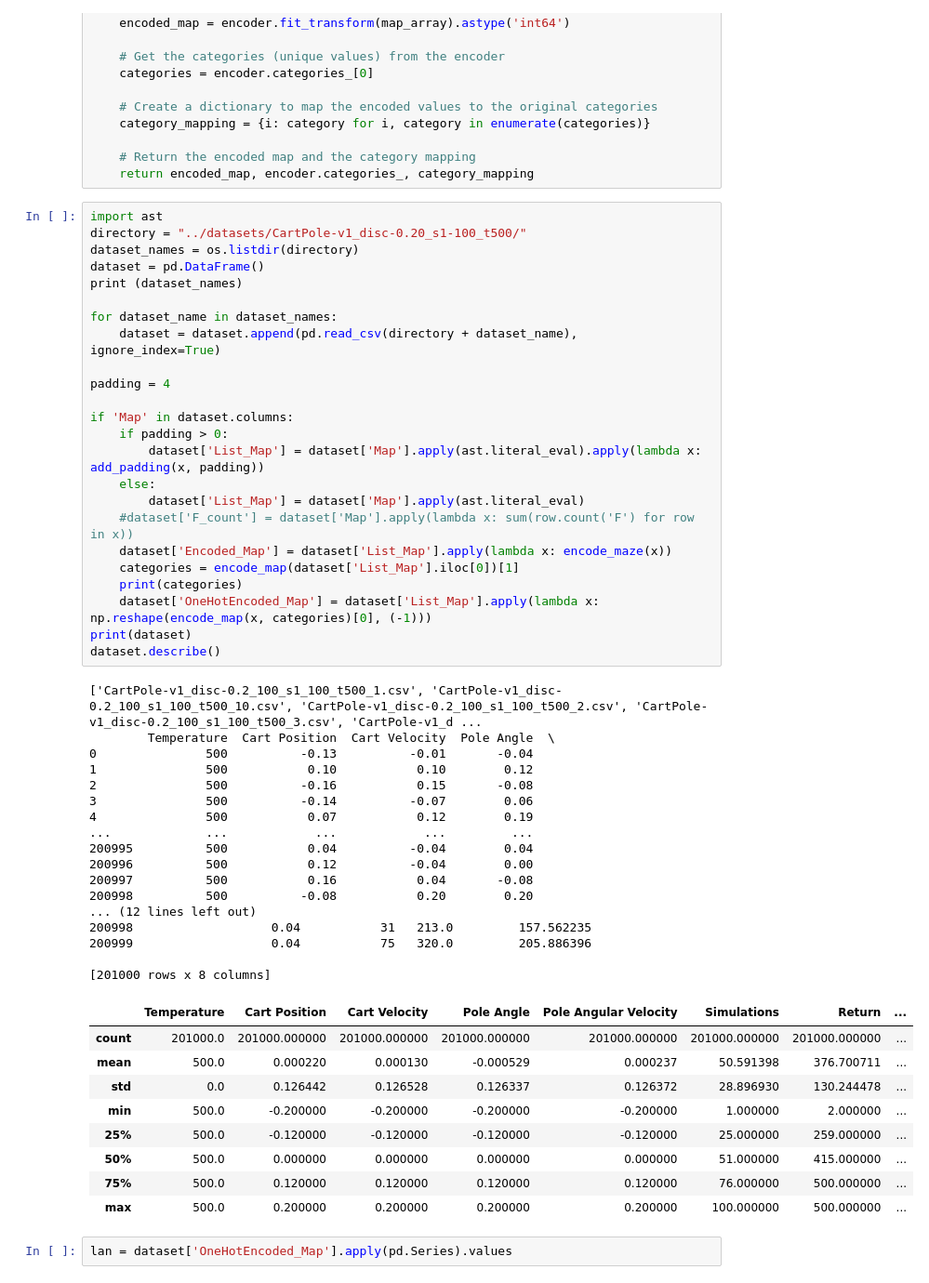
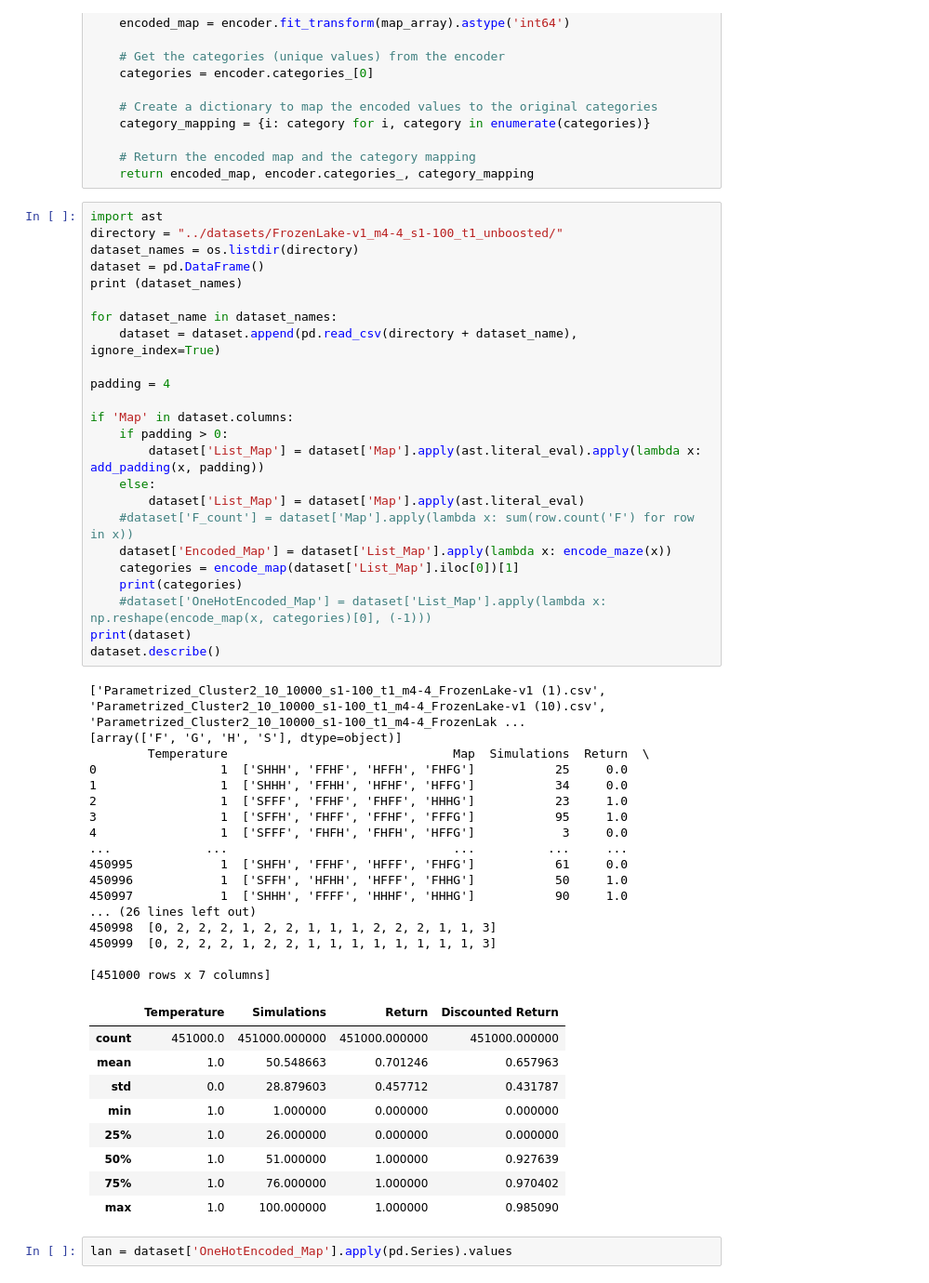
Before and after one commit to keremoner/MCTS-Time-Management, a Jupyter notebook: scripts/Generalization.ipynb, the cells around one changed output. Shown at 93% size. Saved outputs shown, nothing was run; the diff lists cells and outputs as text.

```diff
--- a/scripts/Generalization.ipynb
+++ b/scripts/Generalization.ipynb
@@ -86,55 +86,55 @@ def encode_map(map, categories='auto'):
     return encoded_map, encoder.categories_, category_mapping
 # %%
 import ast
-directory = "../datasets/CartPole-v1_disc-0.20_s1-100_t500/"
+directory = "../datasets/FrozenLake-v1_m4-4_s1-100_t1_unboosted/"
 dataset_names = os.listdir(directory)
 dataset = pd.DataFrame()
 print (dataset_names)
 
 for dataset_name in dataset_names:
     dataset = dataset.append(pd.read_csv(directory + dataset_name), ignore_index=True)
 
 padding = 4
 
 if 'Map' in dataset.columns:
     if padding > 0:
         dataset['List_Map'] = dataset['Map'].apply(ast.literal_eval).apply(lambda x: add_padding(x, padding))
     else:
         dataset['List_Map'] = dataset['Map'].apply(ast.literal_eval)
     #dataset['F_count'] = dataset['Map'].apply(lambda x: sum(row.count('F') for row in x))
     dataset['Encoded_Map'] = dataset['List_Map'].apply(lambda x: encode_maze(x))
     categories = encode_map(dataset['List_Map'].iloc[0])[1]
     print(categories)
-    dataset['OneHotEncoded_Map'] = dataset['List_Map'].apply(lambda x: np.reshape(encode_map(x, categories)[0], (-1)))
+    #dataset['OneHotEncoded_Map'] = dataset['List_Map'].apply(lambda x: np.reshape(encode_map(x, categories)[0], (-1)))
 print(dataset)
 dataset.describe()
 # %% [output]
-['CartPole-v1_disc-0.2_100_s1_100_t500_1.csv', 'CartPole-v1_disc-0.2_100_s1_100_t500_10.csv', 'CartPole-v1_disc-0.2_100_s1_100_t500_2.csv', 'CartPole-v1_disc-0.2_100_s1_100_t500_3.csv', 'CartPole-v1_d ...
-        Temperature  Cart Position  Cart Velocity  Pole Angle  \
-0               500          -0.13          -0.01       -0.04
-1               500           0.10           0.10        0.12
-2               500          -0.16           0.15       -0.08
-3               500          -0.14          -0.07        0.06
-4               500           0.07           0.12        0.19
-...             ...            ...            ...         ...
-200995          500           0.04          -0.04        0.04
-200996          500           0.12          -0.04        0.00
-200997          500           0.16           0.04       -0.08
-200998          500          -0.08           0.20        0.20
-... (12 lines left out)
-200998                   0.04           31   213.0         157.562235
-200999                   0.04           75   320.0         205.886396
+['Parametrized_Cluster2_10_10000_s1-100_t1_m4-4_FrozenLake-v1 (1).csv', 'Parametrized_Cluster2_10_10000_s1-100_t1_m4-4_FrozenLake-v1 (10).csv', 'Parametrized_Cluster2_10_10000_s1-100_t1_m4-4_FrozenLak ...
+[array(['F', 'G', 'H', 'S'], dtype=object)]
+        Temperature                               Map  Simulations  Return  \
+0                 1  ['SHHH', 'FFHF', 'HFFH', 'FHFG']           25     0.0
+1                 1  ['SHHH', 'FFHH', 'HFHF', 'HFFG']           34     0.0
+2                 1  ['SFFF', 'FFHF', 'FHFF', 'HHHG']           23     1.0
+3                 1  ['SFFH', 'FHFF', 'FFHF', 'FFFG']           95     1.0
+4                 1  ['SFFF', 'FHFH', 'FHFH', 'HFFG']            3     0.0
+...             ...                               ...          ...     ...
+450995            1  ['SHFH', 'FFHF', 'HFFF', 'FHFG']           61     0.0
+450996            1  ['SFFH', 'HFHH', 'HFFF', 'FHHG']           50     1.0
+450997            1  ['SHHH', 'FFFF', 'HHHF', 'HHHG']           90     1.0
+... (26 lines left out)
+450998  [0, 2, 2, 2, 1, 2, 2, 1, 1, 1, 2, 2, 2, 1, 1, 3]
+450999  [0, 2, 2, 2, 1, 2, 2, 1, 1, 1, 1, 1, 1, 1, 1, 3]
 
-[201000 rows x 8 columns]
+[451000 rows x 7 columns]
-|  | Temperature | Cart Position | Cart Velocity | Pole Angle | Pole Angular Velocity | Simulations | Return | ... |
-| count | 201000.0 | 201000.000000 | 201000.000000 | 201000.000000 | 201000.000000 | 201000.000000 | 201000.000000 | ... |
-| mean | 500.0 | 0.000220 | 0.000130 | -0.000529 | 0.000237 | 50.591398 | 376.700711 | ... |
-| std | 0.0 | 0.126442 | 0.126528 | 0.126337 | 0.126372 | 28.896930 | 130.244478 | ... |
-| min | 500.0 | -0.200000 | -0.200000 | -0.200000 | -0.200000 | 1.000000 | 2.000000 | ... |
-| 25% | 500.0 | -0.120000 | -0.120000 | -0.120000 | -0.120000 | 25.000000 | 259.000000 | ... |
-| 50% | 500.0 | 0.000000 | 0.000000 | 0.000000 | 0.000000 | 51.000000 | 415.000000 | ... |
-| 75% | 500.0 | 0.120000 | 0.120000 | 0.120000 | 0.120000 | 76.000000 | 500.000000 | ... |
-| max | 500.0 | 0.200000 | 0.200000 | 0.200000 | 0.200000 | 100.000000 | 500.000000 | ... |
+|  | Temperature | Simulations | Return | Discounted Return |
+| count | 451000.0 | 451000.000000 | 451000.000000 | 451000.000000 |
+| mean | 1.0 | 50.548663 | 0.701246 | 0.657963 |
+| std | 0.0 | 28.879603 | 0.457712 | 0.431787 |
+| min | 1.0 | 1.000000 | 0.000000 | 0.000000 |
+| 25% | 1.0 | 26.000000 | 0.000000 | 0.000000 |
+| 50% | 1.0 | 51.000000 | 1.000000 | 0.927639 |
+| 75% | 1.0 | 76.000000 | 1.000000 | 0.970402 |
+| max | 1.0 | 100.000000 | 1.000000 | 0.985090 |
 # %%
 lan = dataset['OneHotEncoded_Map'].apply(pd.Series).values
 # %%
```
Also changed, not shown: parts of 11 cells of this notebook, 23 other files.
